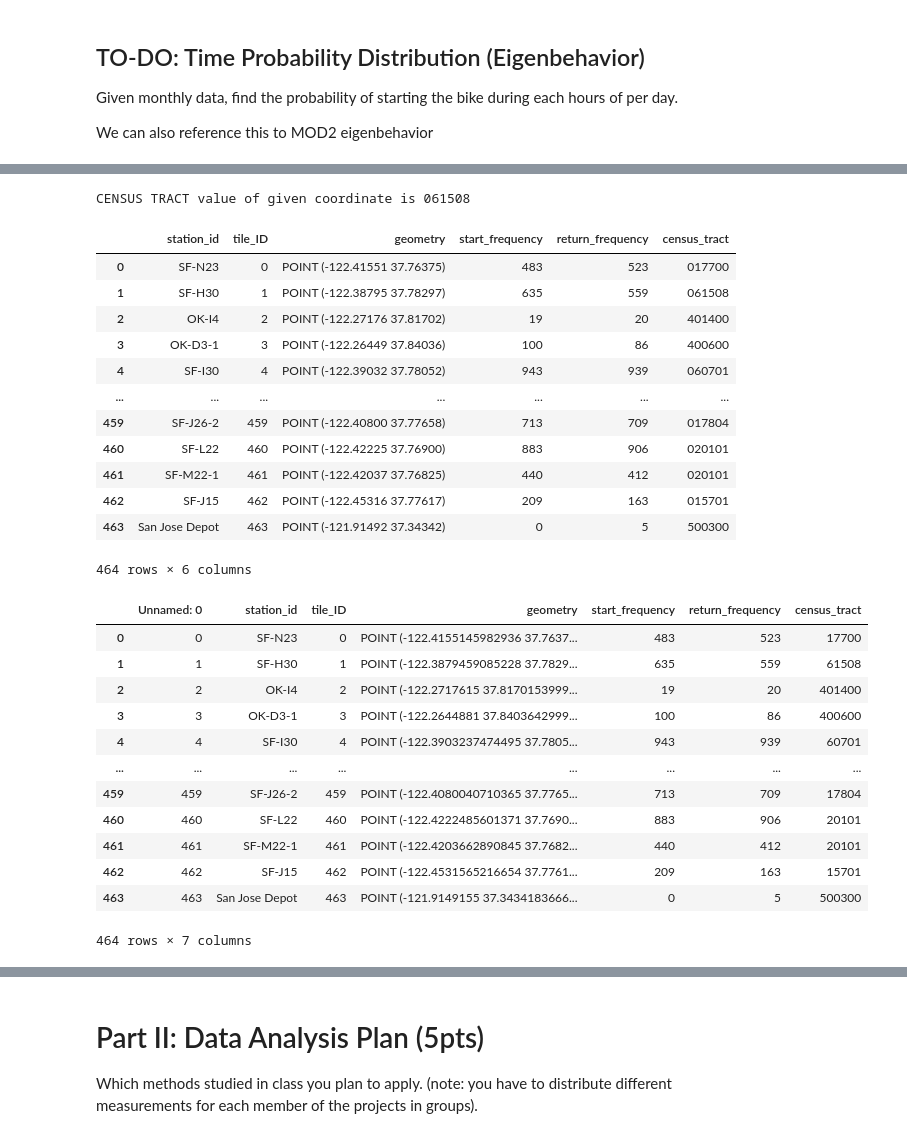
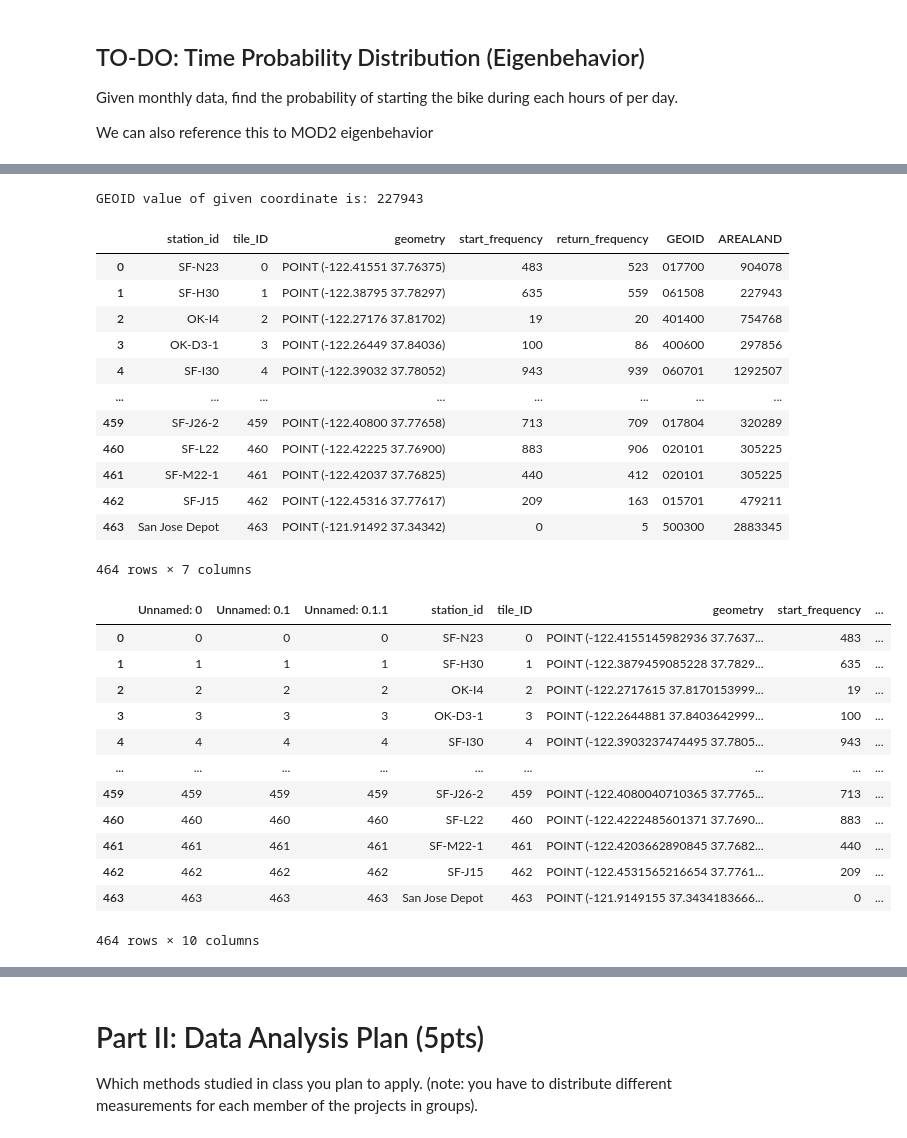
Before and after one commit to 6shun/Lyft-BayWheel, a Jupyter notebook: CE263_Project.ipynb, the cells around one changed output, grey strips where cells are left out. Cells and saved outputs as stored; diff of their text form; code cells hidden in the pictures.

Commit message:
census shapefile

```diff
--- a/CE263_Project.ipynb
+++ b/CE263_Project.ipynb
@@ -414,10 +378,11 @@ result = cg.coordinates(x=lng, y=lat)
 #result['Census Tracts'][0]
 
 # Find TRACT value
-sample_tract = result['Census Tracts'][0]['TRACT']
-print('CENSUS TRACT value of given coordinate is:', sample_tract)
+#sample_tract = result['Census Tracts'][0]['GEOID']
+sample_tract = result['Census Tracts'][0]['AREALAND']
+print('GEOID value of given coordinate is:', sample_tract)
 # %% [output]
-CENSUS TRACT value of given coordinate is 061508
+GEOID value of given coordinate is: 227943
 # %%
 # Complete
 '''
@@ -426,51 +391,53 @@ Return an extra column of this tessellation named census_tract
 which is TRACT number get from censusgeocode library
 '''
 station_tess_df_new = station_tess_df.copy()
-station_tess_df_new['census_tract'] = '' #Initialize a column
+station_tess_df_new['GEOID'] = '' #Initialize a column
+station_tess_df_new['AREALAND'] = ''
 for r in np.arange(len(station_tess_df)):
     lng = station_tess_df['geometry'].iloc[r].x
     lat = station_tess_df['geometry'].iloc[r].y
     result = cg.coordinates(x=lng, y=lat)
-    station_tess_df_new['census_tract'].iloc[r] = result['Census Tracts'][0]['TRACT']
+    station_tess_df_new['GEOID'].iloc[r] = result['Census Tracts'][0]['TRACT']
+    station_tess_df_new['AREALAND'].iloc[r] = result['Census Tracts'][0]['AREALAND']
 
 station_tess_df_new
 # %% [output]
-|  | station_id | tile_ID | geometry | start_frequency | return_frequency | census_tract |
-| 0 | SF-N23 | 0 | POINT (-122.41551 37.76375) | 483 | 523 | 017700 |
-| 1 | SF-H30 | 1 | POINT (-122.38795 37.78297) | 635 | 559 | 061508 |
-| 2 | OK-I4 | 2 | POINT (-122.27176 37.81702) | 19 | 20 | 401400 |
-| 3 | OK-D3-1 | 3 | POINT (-122.26449 37.84036) | 100 | 86 | 400600 |
-| 4 | SF-I30 | 4 | POINT (-122.39032 37.78052) | 943 | 939 | 060701 |
-| ... | ... | ... | ... | ... | ... | ... |
-| 459 | SF-J26-2 | 459 | POINT (-122.40800 37.77658) | 713 | 709 | 017804 |
-| 460 | SF-L22 | 460 | POINT (-122.42225 37.76900) | 883 | 906 | 020101 |
-| 461 | SF-M22-1 | 461 | POINT (-122.42037 37.76825) | 440 | 412 | 020101 |
-| 462 | SF-J15 | 462 | POINT (-122.45316 37.77617) | 209 | 163 | 015701 |
-| 463 | San Jose Depot | 463 | POINT (-121.91492 37.34342) | 0 | 5 | 500300 |
+|  | station_id | tile_ID | geometry | start_frequency | return_frequency | GEOID | AREALAND |
+| 0 | SF-N23 | 0 | POINT (-122.41551 37.76375) | 483 | 523 | 017700 | 904078 |
+| 1 | SF-H30 | 1 | POINT (-122.38795 37.78297) | 635 | 559 | 061508 | 227943 |
+| 2 | OK-I4 | 2 | POINT (-122.27176 37.81702) | 19 | 20 | 401400 | 754768 |
+| 3 | OK-D3-1 | 3 | POINT (-122.26449 37.84036) | 100 | 86 | 400600 | 297856 |
+| 4 | SF-I30 | 4 | POINT (-122.39032 37.78052) | 943 | 939 | 060701 | 1292507 |
+| ... | ... | ... | ... | ... | ... | ... | ... |
+| 459 | SF-J26-2 | 459 | POINT (-122.40800 37.77658) | 713 | 709 | 017804 | 320289 |
+| 460 | SF-L22 | 460 | POINT (-122.42225 37.76900) | 883 | 906 | 020101 | 305225 |
+| 461 | SF-M22-1 | 461 | POINT (-122.42037 37.76825) | 440 | 412 | 020101 | 305225 |
+| 462 | SF-J15 | 462 | POINT (-122.45316 37.77617) | 209 | 163 | 015701 | 479211 |
+| 463 | San Jose Depot | 463 | POINT (-121.91492 37.34342) | 0 | 5 | 500300 | 2883345 |
-464 rows × 6 columns
+464 rows × 7 columns
 # %%
 # Since get census take 2second per coordinate to run
 # ~500 rows of dataframe takes ~10mins to run
 # To save time
 # I stored the value I got in the .csv file
 
 # Run Once
-#station_tess_df_new.to_csv('data/station_tess_df_new.csv')
+station_tess_df_new.to_csv('data/station_tess_df_new.csv')
 
 # Read the file
 station_tess_df_new = pd.read_csv('data/station_tess_df_new.csv')
 station_tess_df_new
 # %% [output]
-|  | Unnamed: 0 | station_id | tile_ID | geometry | start_frequency | return_frequency | census_tract |
-| 0 | 0 | SF-N23 | 0 | POINT (-122.4155145982936 37.7637... | 483 | 523 | 17700 |
-| 1 | 1 | SF-H30 | 1 | POINT (-122.3879459085228 37.7829... | 635 | 559 | 61508 |
-| 2 | 2 | OK-I4 | 2 | POINT (-122.2717615 37.8170153999... | 19 | 20 | 401400 |
-| 3 | 3 | OK-D3-1 | 3 | POINT (-122.2644881 37.8403642999... | 100 | 86 | 400600 |
-| 4 | 4 | SF-I30 | 4 | POINT (-122.3903237474495 37.7805... | 943 | 939 | 60701 |
-| ... | ... | ... | ... | ... | ... | ... | ... |
-| 459 | 459 | SF-J26-2 | 459 | POINT (-122.4080040710365 37.7765... | 713 | 709 | 17804 |
-| 460 | 460 | SF-L22 | 460 | POINT (-122.4222485601371 37.7690... | 883 | 906 | 20101 |
-| 461 | 461 | SF-M22-1 | 461 | POINT (-122.4203662890845 37.7682... | 440 | 412 | 20101 |
-| 462 | 462 | SF-J15 | 462 | POINT (-122.4531565216654 37.7761... | 209 | 163 | 15701 |
-| 463 | 463 | San Jose Depot | 463 | POINT (-121.9149155 37.3434183666... | 0 | 5 | 500300 |
+|  | Unnamed: 0 | Unnamed: 0.1 | Unnamed: 0.1.1 | station_id | tile_ID | geometry | start_frequency | ... |
+| 0 | 0 | 0 | 0 | SF-N23 | 0 | POINT (-122.4155145982936 37.7637... | 483 | ... |
+| 1 | 1 | 1 | 1 | SF-H30 | 1 | POINT (-122.3879459085228 37.7829... | 635 | ... |
+| 2 | 2 | 2 | 2 | OK-I4 | 2 | POINT (-122.2717615 37.8170153999... | 19 | ... |
+| 3 | 3 | 3 | 3 | OK-D3-1 | 3 | POINT (-122.2644881 37.8403642999... | 100 | ... |
+| 4 | 4 | 4 | 4 | SF-I30 | 4 | POINT (-122.3903237474495 37.7805... | 943 | ... |
+| ... | ... | ... | ... | ... | ... | ... | ... | ... |
+| 459 | 459 | 459 | 459 | SF-J26-2 | 459 | POINT (-122.4080040710365 37.7765... | 713 | ... |
+| 460 | 460 | 460 | 460 | SF-L22 | 460 | POINT (-122.4222485601371 37.7690... | 883 | ... |
+| 461 | 461 | 461 | 461 | SF-M22-1 | 461 | POINT (-122.4203662890845 37.7682... | 440 | ... |
+| 462 | 462 | 462 | 462 | SF-J15 | 462 | POINT (-122.4531565216654 37.7761... | 209 | ... |
+| 463 | 463 | 463 | 463 | San Jose Depot | 463 | POINT (-121.9149155 37.3434183666... | 0 | ... |
-464 rows × 7 columns
+464 rows × 10 columns
```
Also changed, not shown: parts of 7 cells of this notebook, 10 other files.
